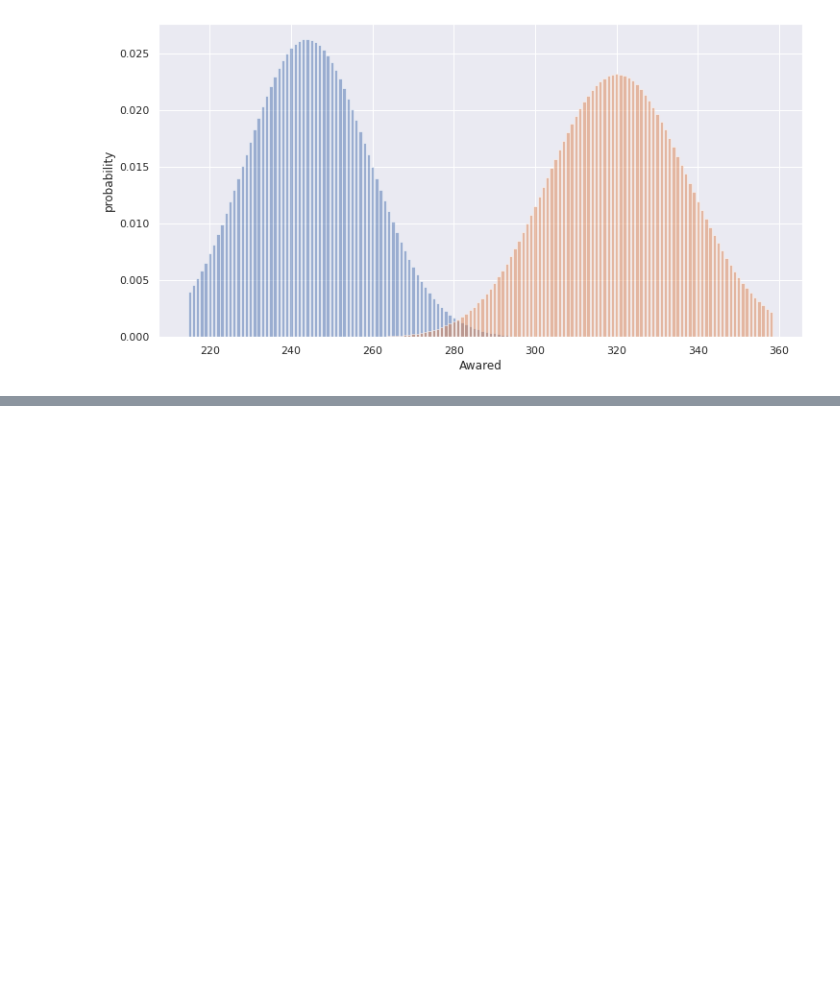
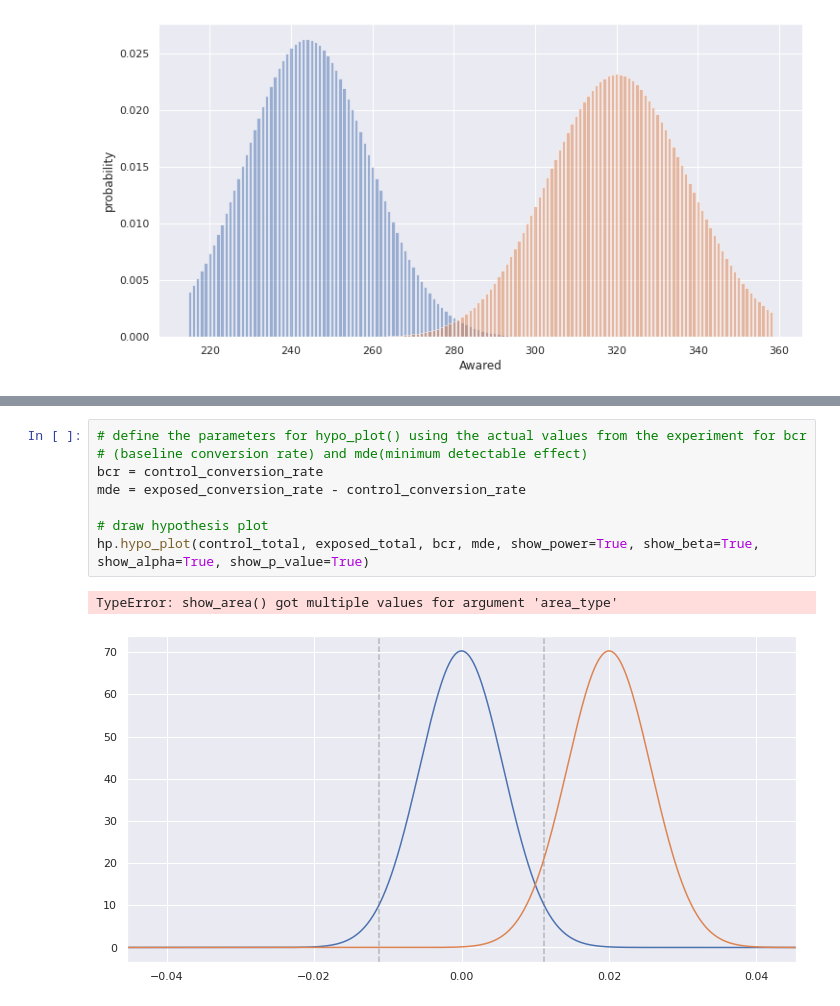
Before and after one commit to 10Academy-B6-W2/Smart-Ads-campaign-performance-analysis, a Jupyter notebook: notebooks/2_classic_AB_testing.ipynb, the cells around one changed output, grey strips where cells are left out. Saved outputs shown, nothing was run; the diff lists cells and outputs as text; blank space fills up the shorter version.

```diff
--- a/notebooks/2_classic_AB_testing.ipynb
+++ b/notebooks/2_classic_AB_testing.ipynb
@@ -228,0 +246,11 @@ Text(0, 0.5, 'probability')
+# %%
+# define the parameters for hypo_plot() using the actual values from the experiment for bcr
+# (baseline conversion rate) and mde(minimum detectable effect)
+bcr = control_conversion_rate
+mde = exposed_conversion_rate - control_conversion_rate
+
+# draw hypothesis plot
+hp.hypo_plot(control_total, exposed_total, bcr, mde, show_power=True, show_beta=True, show_alpha=True, show_p_value=True)
+# %% [output]
+TypeError: show_area() got multiple values for argument 'area_type'
+[figure, added]
```
Also changed, not shown: parts of 11 cells of this notebook.
